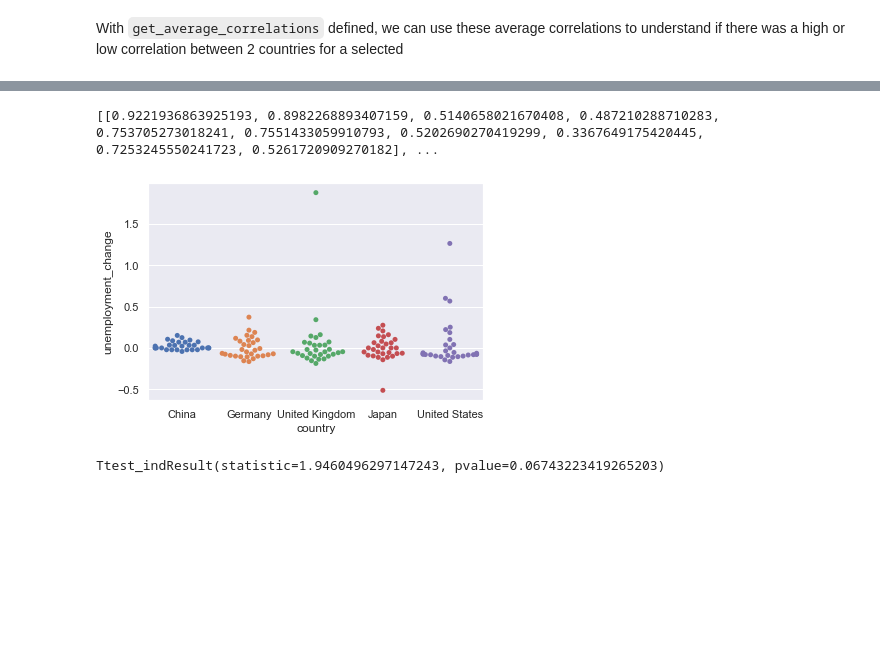
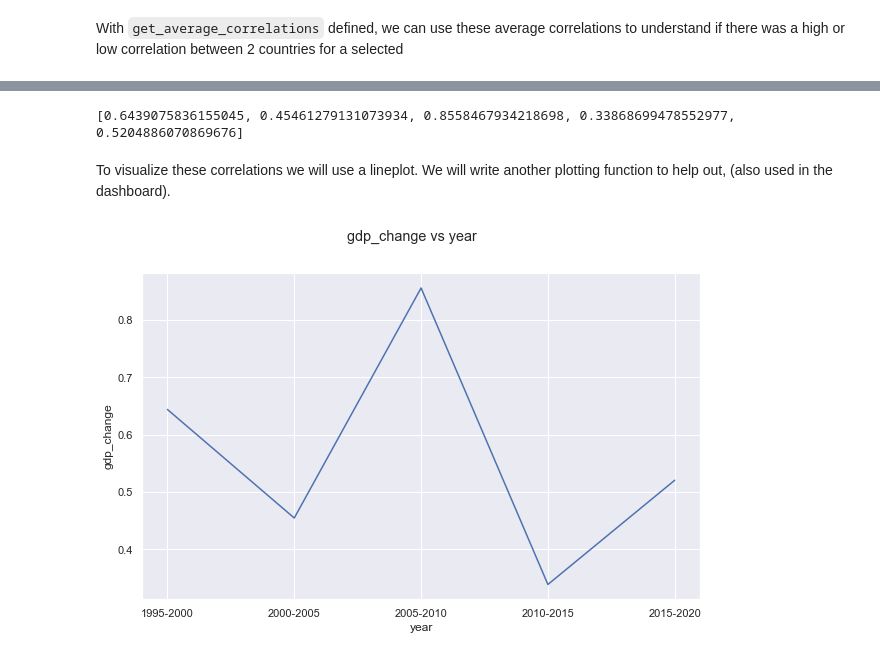
Before and after one commit to thudsonbu/ds-project-1, a Jupyter notebook: notebooks/project-2.ipynb, the cells around one changed output, grey strips where cells are left out. Saved outputs shown, nothing was run; the diff lists cells and outputs as text; code cells hidden in the pictures; blank space fills up the shorter version.

```diff
--- a/notebooks/project-2.ipynb
+++ b/notebooks/project-2.ipynb
@@ -478,7 +466,7 @@ With `compute_ts_correlation` defined, we are able to get the correlation `r` an
 # %% [markdown]
 We defined the `compute_ts_block_correlation` function to constrain our time series analysis to just the time periods defined in `time_periods`.
 # %%
-def compute_ts_block_correlation( country_1, country_2, metric ):
+def compute_ts_block_correlation( country_1, country_2, metric, time_periods ):
   outputs = []
 
   for period in time_periods:
@@ -529,22 +527,52 @@ With `get_average_correlations` defined, we can use these average correlations t
 # %%
-# countries = df['country'].unique()
 countries = [ 'China', 'Japan', 'United States', 'Germany', 'United Kingdom' ]
 
-avg_corr, corr = get_average_correlation( 'gdp_change', countries )
+time_periods = [
+  [ 1995, 2000 ],
+  [ 2000, 2005 ],
+  [ 2005, 2010 ],
+  [ 2010, 2015 ],
+  [ 2015, 2020 ]
+]
 
-print( corr )
+avg_corr, corr = get_average_correlation( 'gdp_change', countries, time_periods )
+
+print( avg_corr )
 # %% [output]
-[[0.9221936863925193, 0.8982268893407159, 0.5140658021670408, 0.487210288710283, 0.753705273018241, 0.7551433059910793, 0.5202690270419299, 0.3367649175420445, 0.7253245550241723, 0.5261720909270182], ...
+[0.6439075836155045, 0.45461279131073934, 0.8558467934218698, 0.33868699478552977, 0.5204886070869676]
-# %%
-x = [ '1995-2000' ]
-y = avg_corr
-
-_ = sns.swarmplot( x='country', y='unemployment_change', data=df )
-
-plt.show()
-# %% [output]
-[figure, removed]
-# %%
-print( stats.ttest_ind( corr[0], corr[1] ))
-# %% [output]
-Ttest_indResult(statistic=1.9460496297147243, pvalue=0.06743223419265203)
+# %% [markdown]
+To visualize these correlations we will use a lineplot. We will write another
+plotting function to help out, (also used in the dashboard).
+# %%
+def corr_line_plot( df, values, index, countries ):
+  time_periods = [
+    [ 1995, 2000 ],
+    [ 2000, 2005 ],
+    [ 2005, 2010 ],
+    [ 2010, 2015 ],
+    [ 2015, 2020 ]
+  ]
+
+  avg_corrs, corr = get_average_correlation( values, countries, time_periods )
+
+  x = []
+  y = avg_corrs
+
+  for period in time_periods:
+    x.append( str(period[0]) + '-' + str(period[1]) )
+
+  fig, ax = plt.subplots()
+
+  fig.suptitle( values + ' vs ' + index )
+  fig.set_size_inches( 10, 6 )
+
+  ax.plot( x, y )
+
+  ax.set_xlabel(index)
+  ax.set_ylabel(values)
+
+  plt.show()
+# %%
+corr_line_plot( df, 'gdp_change', 'year', countries )
+# %% [output]
+[figure, added]
```
Also changed, not shown: parts of 25 cells of this notebook.
